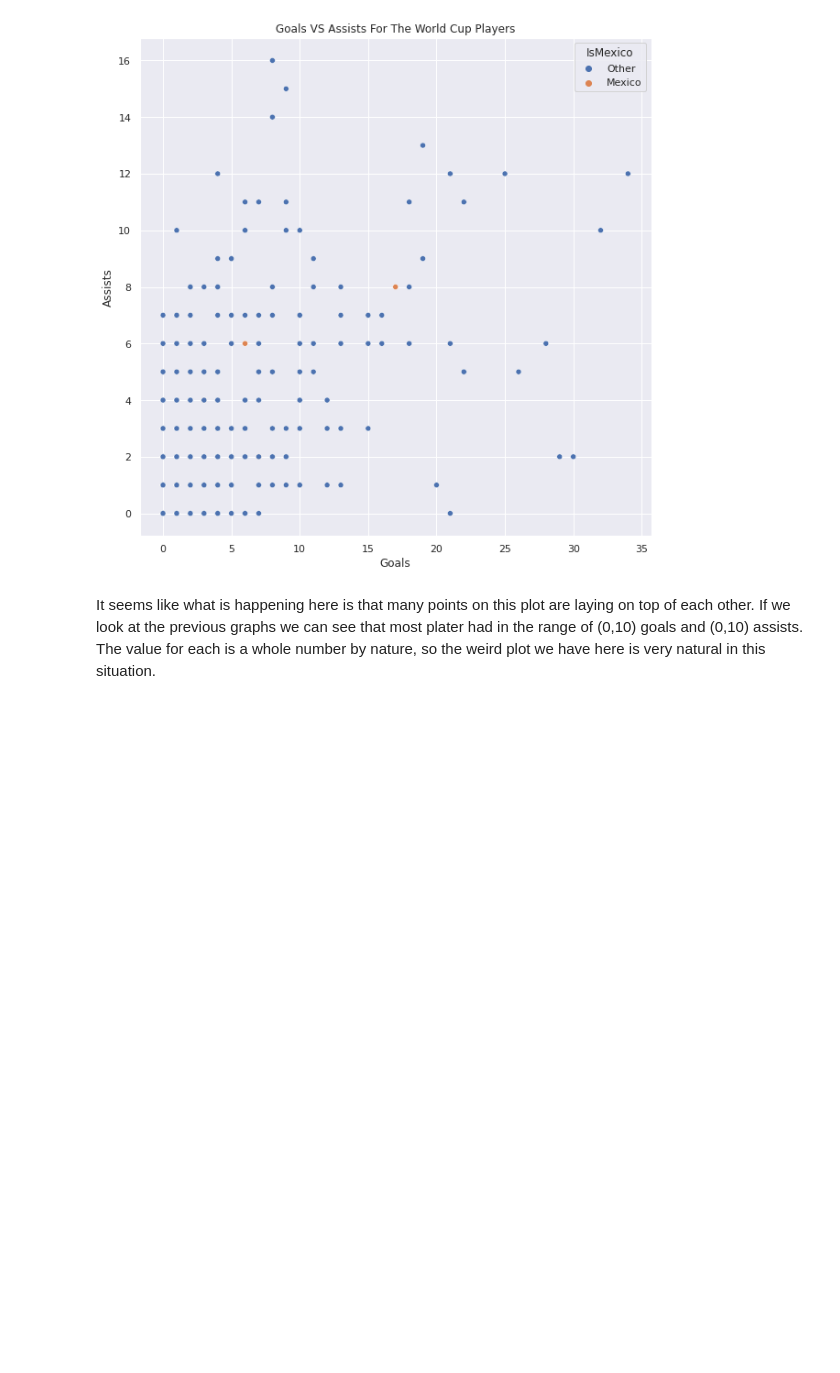
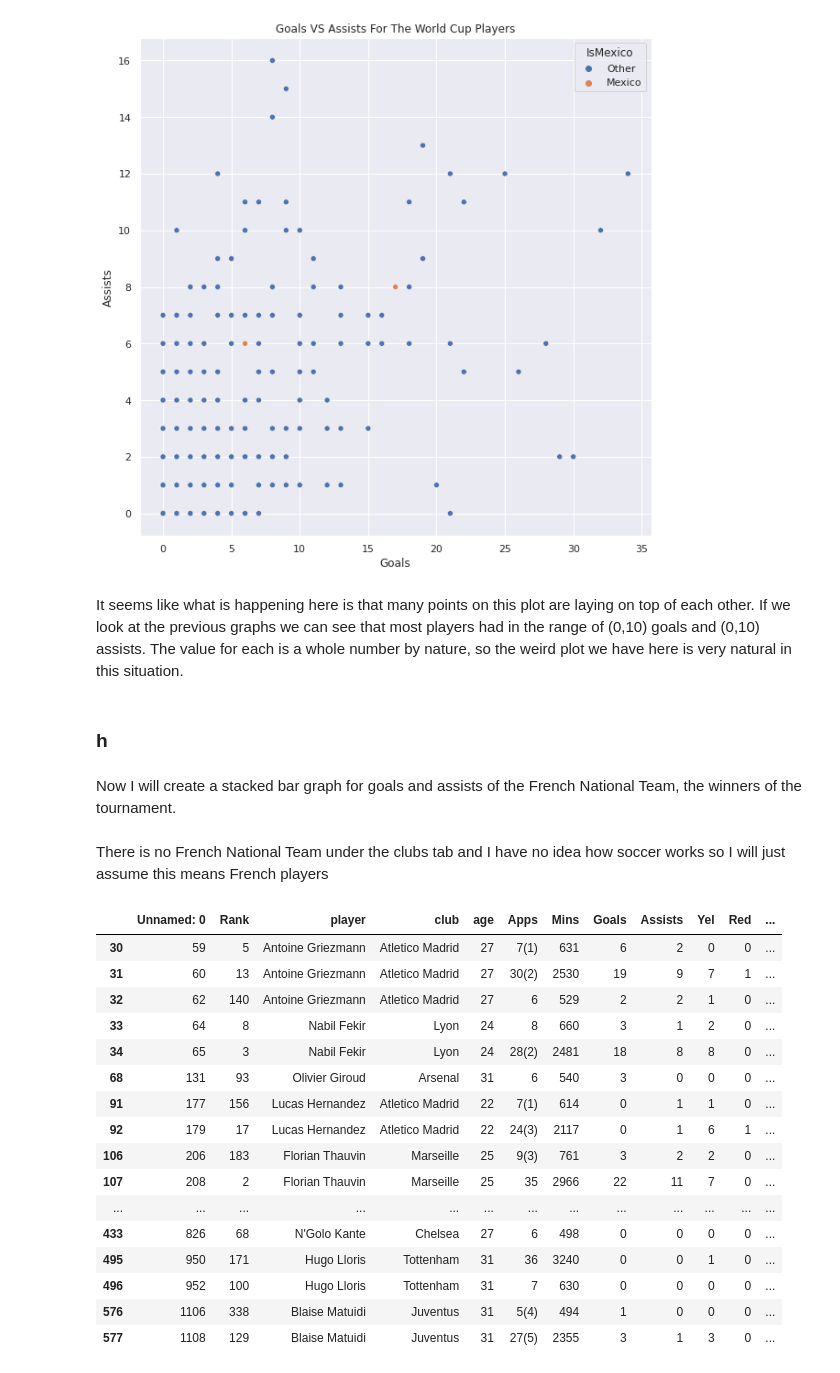
Before and after one commit to BrendenLatham/Data_Viz, a Jupyter notebook: Exam3.ipynb, the cells around one changed output. Saved outputs shown, nothing was run; the diff lists cells and outputs as text; code cells hidden in the pictures; blank space fills up the shorter version.

```diff
--- a/Exam3.ipynb
+++ b/Exam3.ipynb
@@ -121,4 +121,32 @@ ax.set(title = 'Goals VS Assists For The World Cup Players')
 [Text(0.5, 1.0, 'Goals VS Assists For The World Cup Players')]
 [figure]
 # %% [markdown]
-It seems like what is happening here is that many points on this plot are laying on top of each other. If we look at the previous graphs we can see that most plater had in the range of (0,10) goals and (0,10) assists. The value for each is a whole number by nature, so the weird plot we have here is very natural in this situation.
+It seems like what is happening here is that many points on this plot are laying on top of each other. If we look at the previous graphs we can see that most players had in the range of (0,10) goals and (0,10) assists. The value for each is a whole number by nature, so the weird plot we have here is very natural in this situation.
+# %% [markdown]
+### h
+# %% [markdown]
+Now I will create a stacked bar graph for goals and assists of the French National Team, the winners of the tournament.
+# %% [markdown]
+There is no French National Team under the clubs tab and I have no idea how soccer works so I will just assume this means French players
+# %%
+french = df.loc[df['nationality']=='France']
+french = french.drop('nationality',1)
+french
+# %% [output]
+|  | Unnamed: 0 | Rank | player | club | age | Apps | Mins | Goals | Assists | Yel | Red | ... |
+| 30 | 59 | 5 | Antoine Griezmann | Atletico Madrid | 27 | 7(1) | 631 | 6 | 2 | 0 | 0 | ... |
+| 31 | 60 | 13 | Antoine Griezmann | Atletico Madrid | 27 | 30(2) | 2530 | 19 | 9 | 7 | 1 | ... |
+| 32 | 62 | 140 | Antoine Griezmann | Atletico Madrid | 27 | 6 | 529 | 2 | 2 | 1 | 0 | ... |
+| 33 | 64 | 8 | Nabil Fekir | Lyon | 24 | 8 | 660 | 3 | 1 | 2 | 0 | ... |
+| 34 | 65 | 3 | Nabil Fekir | Lyon | 24 | 28(2) | 2481 | 18 | 8 | 8 | 0 | ... |
+| 68 | 131 | 93 | Olivier Giroud | Arsenal | 31 | 6 | 540 | 3 | 0 | 0 | 0 | ... |
+| 91 | 177 | 156 | Lucas Hernandez | Atletico Madrid | 22 | 7(1) | 614 | 0 | 1 | 1 | 0 | ... |
+| 92 | 179 | 17 | Lucas Hernandez | Atletico Madrid | 22 | 24(3) | 2117 | 0 | 1 | 6 | 1 | ... |
+| 106 | 206 | 183 | Florian Thauvin | Marseille | 25 | 9(3) | 761 | 3 | 2 | 2 | 0 | ... |
+| 107 | 208 | 2 | Florian Thauvin | Marseille | 25 | 35 | 2966 | 22 | 11 | 7 | 0 | ... |
+| ... | ... | ... | ... | ... | ... | ... | ... | ... | ... | ... | ... | ... |
+| 433 | 826 | 68 | N'Golo Kante | Chelsea | 27 | 6 | 498 | 0 | 0 | 0 | 0 | ... |
+| 495 | 950 | 171 | Hugo Lloris | Tottenham | 31 | 36 | 3240 | 0 | 0 | 1 | 0 | ... |
+| 496 | 952 | 100 | Hugo Lloris | Tottenham | 31 | 7 | 630 | 0 | 0 | 0 | 0 | ... |
+| 576 | 1106 | 338 | Blaise Matuidi | Juventus | 31 | 5(4) | 494 | 1 | 0 | 0 | 0 | ... |
+| 577 | 1108 | 129 | Blaise Matuidi | Juventus | 31 | 27(5) | 2355 | 3 | 1 | 3 | 0 | ... |
```
Also changed, not shown: parts of 19 cells of this notebook.
